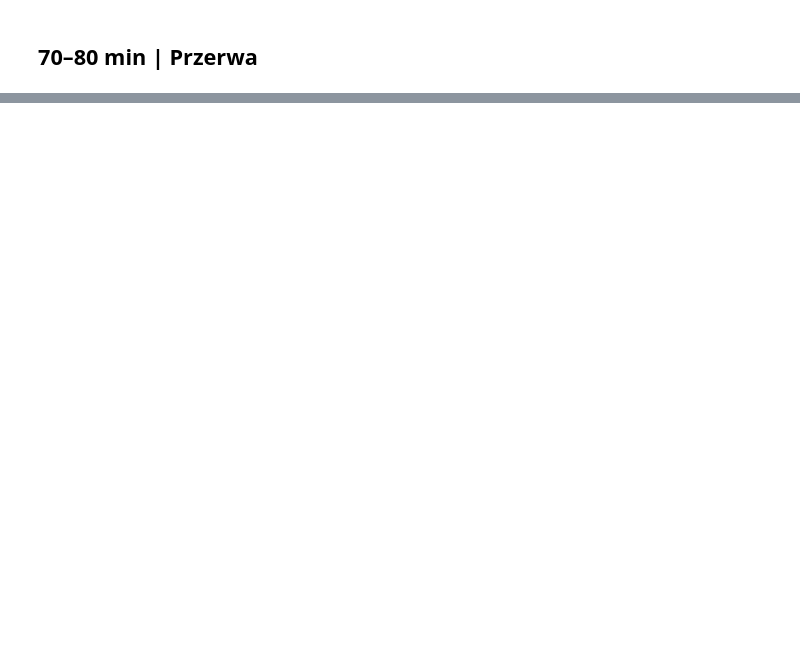
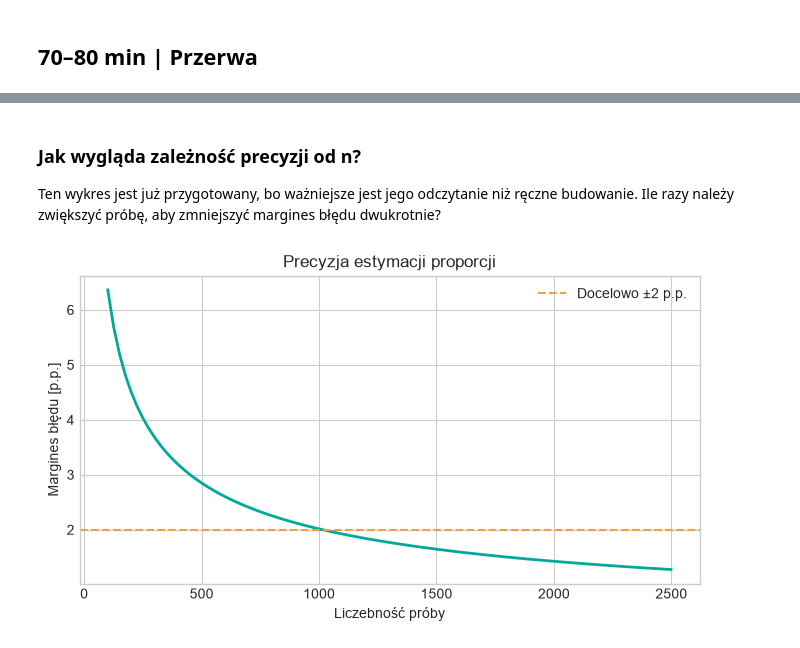
Before and after one commit to kflisikowsky/sad, a Jupyter notebook: 10a-workbook.ipynb, the cells around one changed output, grey strips where cells are left out. Drawn from its saved outputs; the diff is of its cells as text; code cells hidden in the pictures; blank space fills up the shorter version.

```diff
--- a/10a-workbook.ipynb
+++ b/10a-workbook.ipynb
@@ -397,0 +306,15 @@ Odpowiedz bez uruchamiania kodu:
+# %% [markdown]
+### Jak wygląda zależność precyzji od n?
+
+Ten wykres jest już przygotowany, bo ważniejsze jest jego odczytanie niż ręczne budowanie. Ile razy należy zwiększyć próbę, aby zmniejszyć margines błędu dwukrotnie?
+# %%
+n_grid=np.arange(100,2501,25)
+z=stats.norm.ppf(.975)
+error=z*np.sqrt(.12*.88/n_grid)
+fig,ax=plt.subplots(figsize=(8,4))
+ax.plot(n_grid,100*error,color='#00A99A',lw=2)
+ax.axhline(2,color='#F59E42',ls='--',label='Docelowo ±2 p.p.')
+ax.set(xlabel='Liczebność próby',ylabel='Margines błędu [p.p.]',title='Precyzja estymacji proporcji')
+ax.legend();plt.show()
+# %% [output]
+[figure, added]
```
Also changed, not shown: parts of 72 cells of this notebook.
